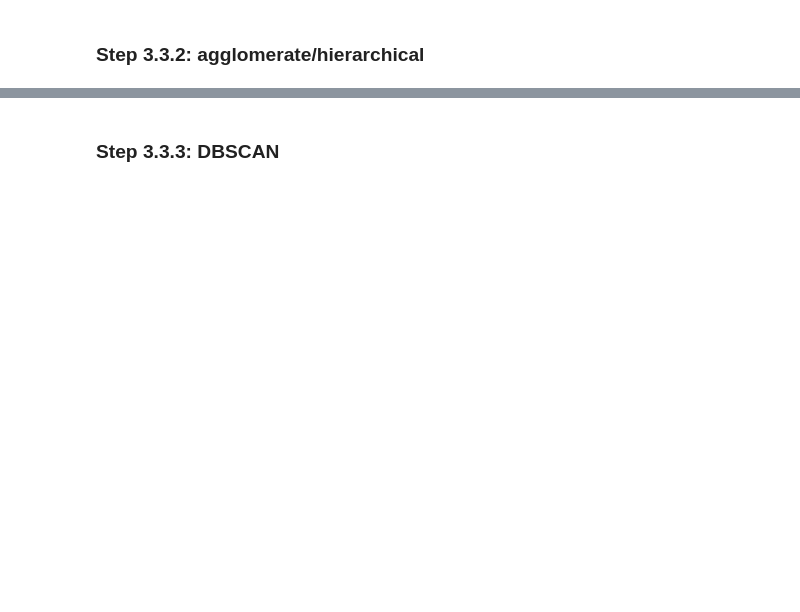
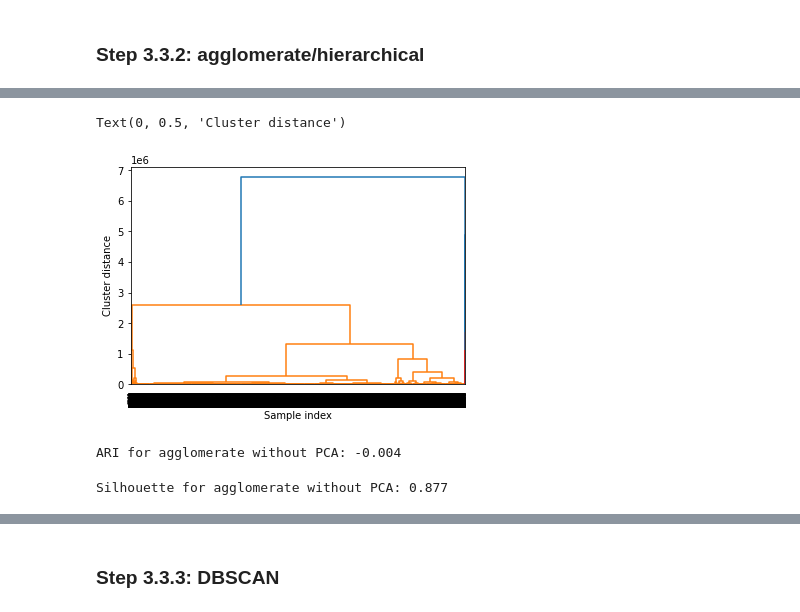
Before and after one commit to amagnasco/HBURS, a Jupyter notebook: hburs_3.ipynb, the cells around one changed output, grey strips where cells are left out. Drawn from its saved outputs; the diff is of its cells as text; code cells hidden in the pictures; blank space fills up the shorter version.

```diff
--- a/hburs_3.ipynb
+++ b/hburs_3.ipynb
@@ -278,4 +338,26 @@ plt.ylabel("Feature 1")
+# %%
+# dendogram visualization
+
+# making an array of ward cluster distances between agglomerations
+# using the UNSCALED dataset.
+linkage_array_un = ward(X_train_un)
+# plotting a dendogram of the ward distances
+dendrogram(linkage_array_un)
+
+plt.xlabel("Sample index")
+plt.ylabel("Cluster distance")
+# %% [output]
+Text(0, 0.5, 'Cluster distance')
+[figure, added]
 # %%
-# ARI and silhouette coefficient for agglomerate without PCA
+# ARI for agglomerate without PCA
+print('ARI for agglomerate without PCA:',round(adjusted_rand_score(y_train_un, agg_un_pred),3))
+# %% [output]
+ARI for agglomerate without PCA: -0.004
+# %%
+# silhouette coefficient for agglomerate without PCA
+print('Silhouette for agglomerate without PCA:',round(silhouette_score(X_train_sc, agg_un_pred),3))
+# %% [output]
+Silhouette for agglomerate without PCA: 0.877
 # %%
 # agglomerate with PCA
```
Also changed, not shown: parts of 31 cells of this notebook.
